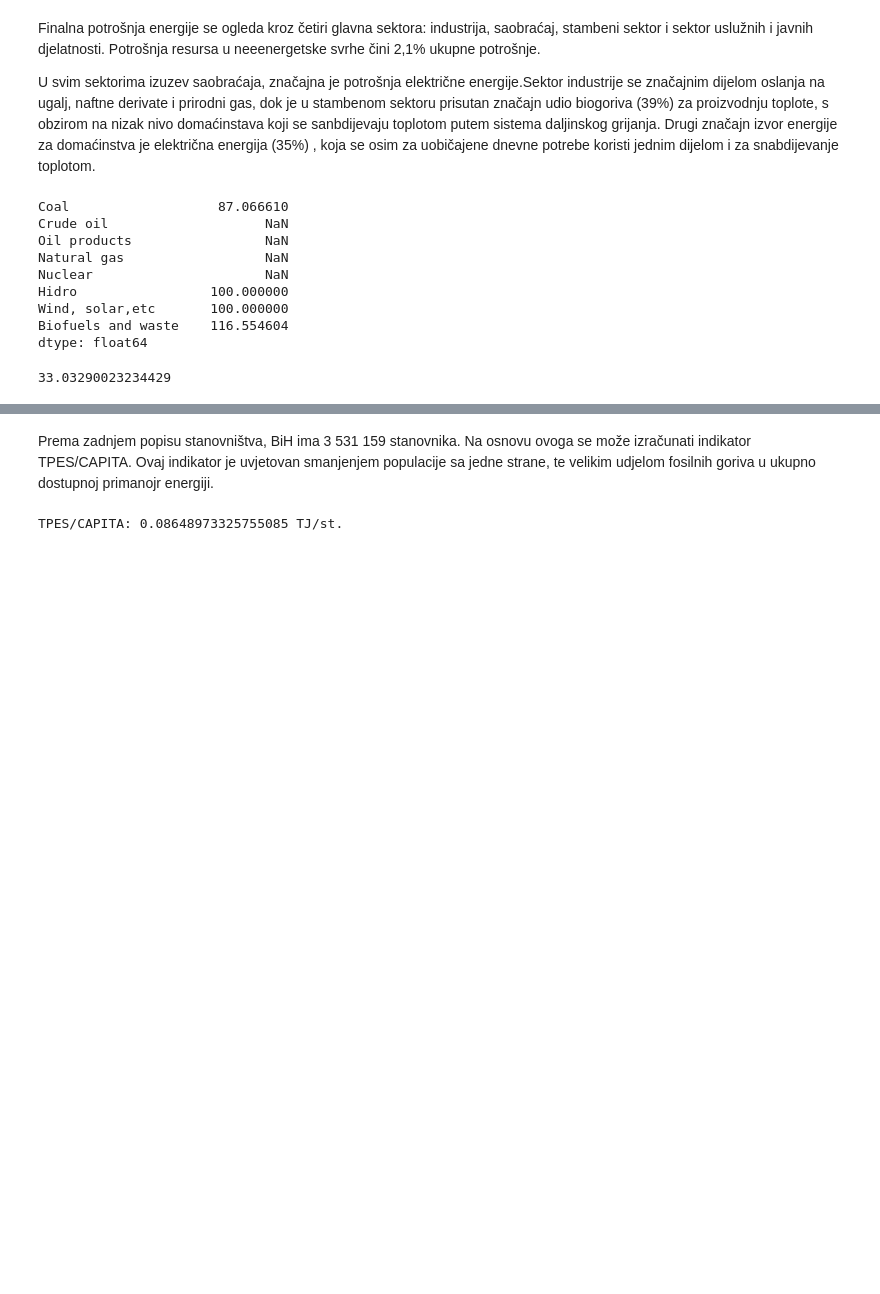
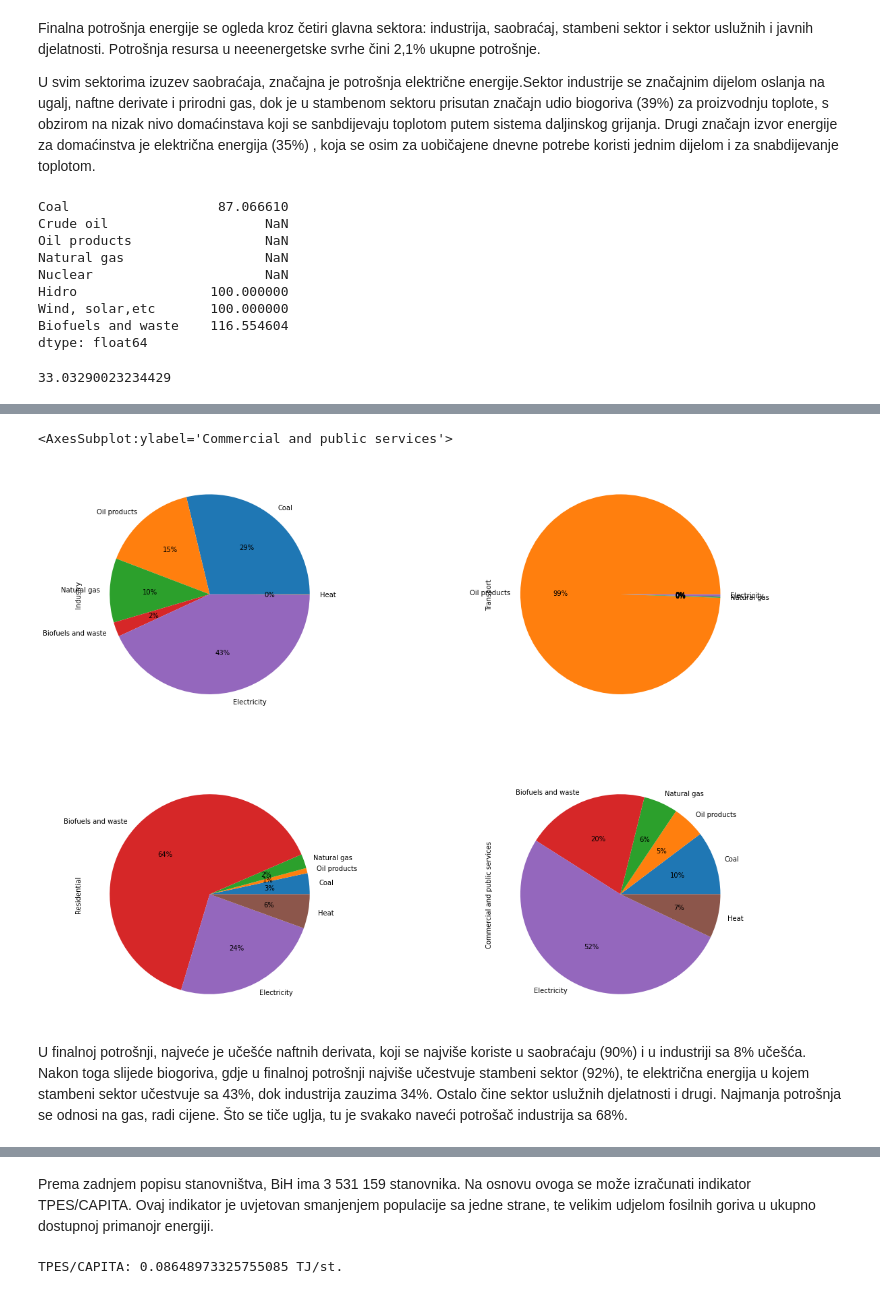
Before and after one commit to ehlimana/Electricity-analysis, a Jupyter notebook: Energy_balance.ipynb, the cells around one changed output, grey strips where cells are left out. Cells and saved outputs as stored; diff of their text form; code cells hidden in the pictures; blank space fills up the shorter version.

```diff
--- a/Energy_balance.ipynb
+++ b/Energy_balance.ipynb
@@ -115,0 +170,20 @@ file_tr[['Industry', 'Transport', 'Residential',
+# %%
+fig,ax=plt.subplots(ncols=2,nrows=2,figsize=(20,15))
+
+industry_fuel=(file.loc["Industry",["Coal","Oil products","Natural gas","Biofuels and waste","Electricity","Heat"]]/file.loc["Industry","Total"])*100
+industry_fuel.plot(kind="pie",autopct='%1.0f%%',ax=ax[0,0])
+
+transport_fuel=(file.loc["Transport",["Coal","Oil products","Natural gas","Biofuels and waste","Electricity","Heat"]]/file.loc["Industry","Total"])*100
+transport_fuel.plot(kind="pie",autopct='%1.0f%%',ax=ax[0,1])
+
+
+residential_fuel=(file.loc["Residential",["Coal","Oil products","Natural gas","Biofuels and waste","Electricity","Heat"]]/file.loc["Industry","Total"])*100
+residential_fuel.plot(kind="pie",autopct='%1.0f%%',ax=ax[1,0])
+
+commercial_fuel=(file.loc['Commercial and public services',["Coal","Oil products","Natural gas","Biofuels and waste","Electricity","Heat"]]/file.loc["Industry","Total"])*100
+commercial_fuel.plot(kind="pie",autopct='%1.0f%%',ax=ax[1,1])
+# %% [output]
+<AxesSubplot:ylabel='Commercial and public services'>
+[figure, added]
+# %% [markdown]
+U finalnoj potrošnji, najveće je učešće naftnih derivata, koji se najviše koriste u saobraćaju (90%) i u industriji sa 8% učešća. Nakon toga slijede biogoriva, gdje u finalnoj potrošnji najviše učestvuje stambeni sektor (92%), te električna energija u kojem stambeni sektor učestvuje sa 43%, dok industrija zauzima 34%. Ostalo čine sektor uslužnih djelatnosti i drugi. Najmanja potrošnja se odnosi na gas, radi cijene. Što se tiče uglja, tu je svakako naveći potrošač industrija sa 68%.
```
Also changed, not shown: parts of 18 cells of this notebook, 1 other file.
